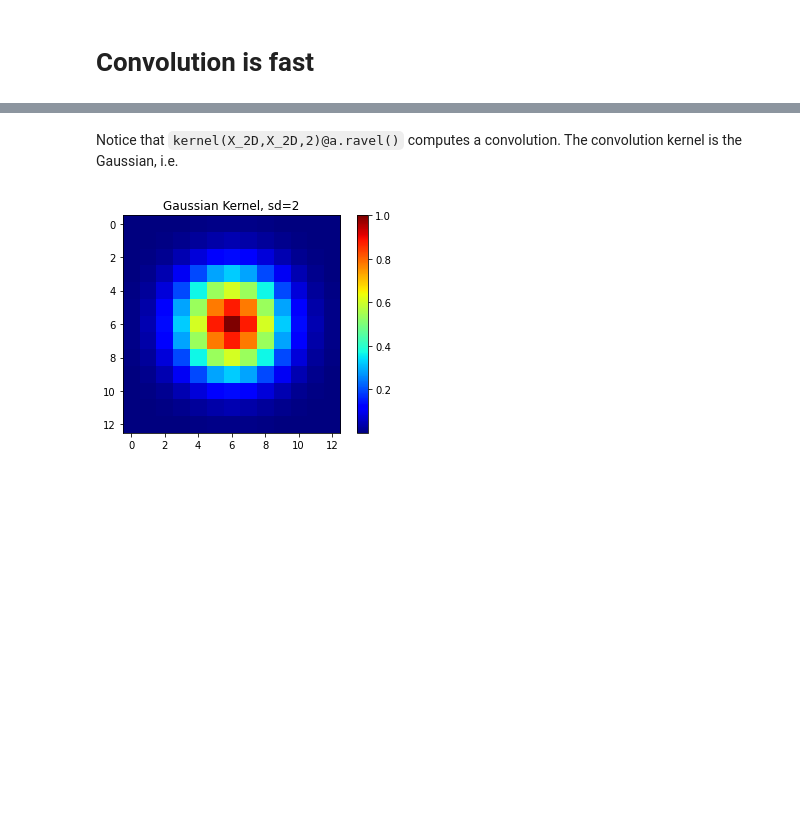
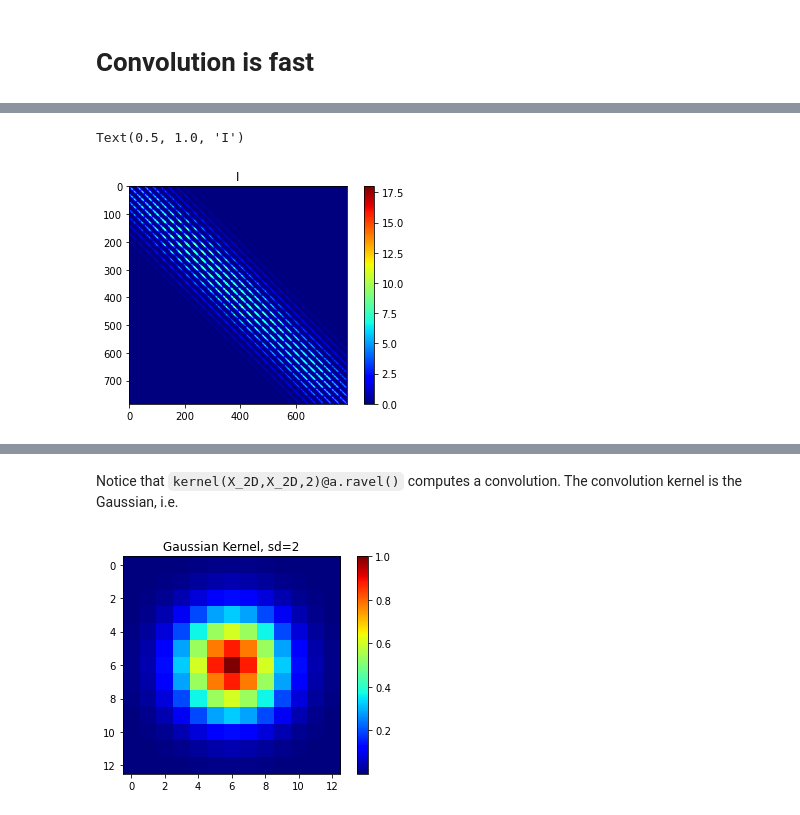
Before and after one commit to totoyoyo/deformable-template-capstone, a Jupyter notebook: Toto convolution.ipynb, the cells around one changed output, grey strips where cells are left out. Cells and saved outputs as stored; diff of their text form; code cells hidden in the pictures; blank space fills up the shorter version.

```diff
--- a/Toto convolution.ipynb
+++ b/Toto convolution.ipynb
@@ -36,0 +61,7 @@ def kernel(X1, X2, l=1, sigma_f=1.0):
+# %%
+plt.imshow(I, cmap = 'jet')
+plt.colorbar();
+plt.title("I")
+# %% [output]
+Text(0.5, 1.0, 'I')
+[figure, added]
```
Also changed, not shown: parts of 6 cells of this notebook, 5 other files.
